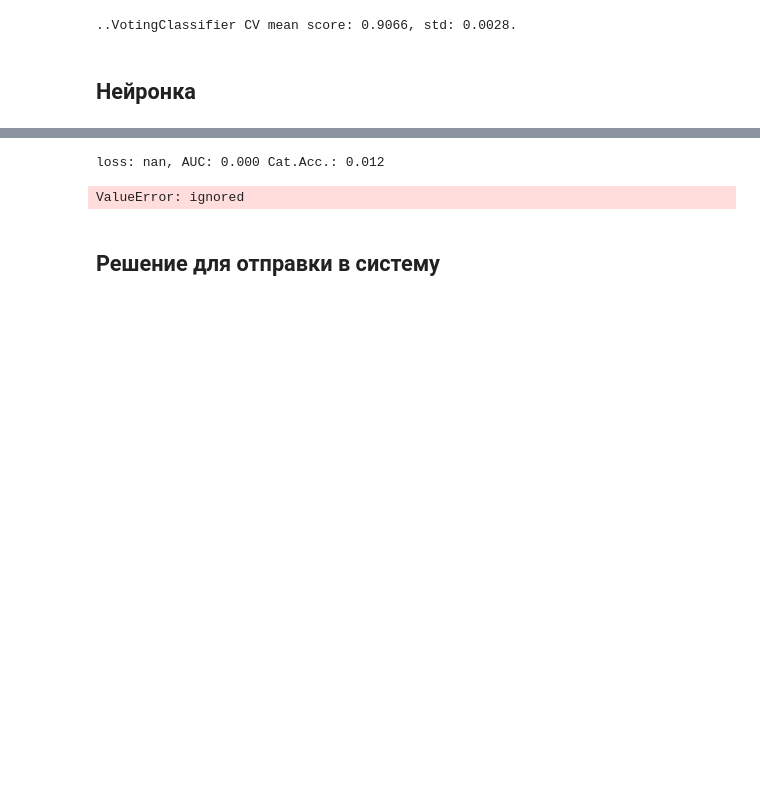
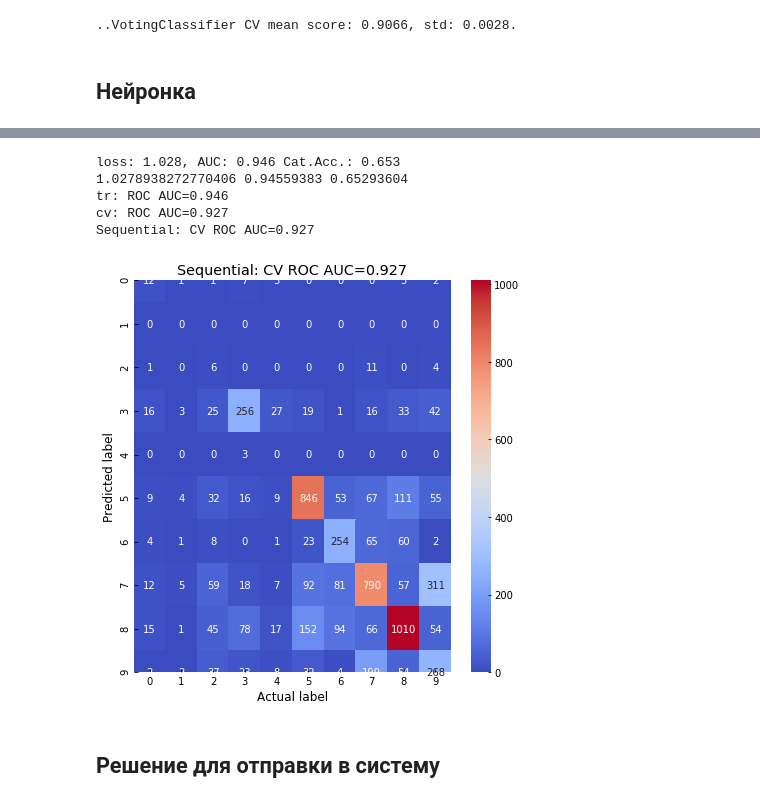
Before and after one commit to andygoosh/wildfire.sberbank.ai, a Jupyter notebook: workinprogress.ipynb, the cells around one changed output, grey strips where cells are left out. Saved outputs shown, nothing was run; the diff lists cells and outputs as text; code cells hidden in the pictures; blank space fills up the shorter version.

```diff
--- a/workinprogress.ipynb
+++ b/workinprogress.ipynb
@@ -191,6 +191,7 @@ def get_one_hot( y ):
   return pd.DataFrame(enc.transform(y_).toarray(), index=y.index, columns=columns)
 # %%
 def draw_confusion_matrix( gt, pred, model ):
+  plt.rcParams["figure.figsize"] = (6,6)
   # get rid of probability, set max prob to 1, erst to 0
   pred_max_prob = pred.apply(lambda row: row.map(lambda e: 1 if e == row.max() else 0), axis = 1)
   # do the trick
@@ -1153,35 +1147,40 @@ loss: 1.365, AUC: 0.895 Cat.Acc.: 0.491
 # %%
 tr_data, cv_data, y_trn, y_cv = train_test_split(X, y, test_size=0.25, random_state=RS)
 
-if degree > 1:
-  tr_data, cv_data, poly = add_polynomial(tr_data, cv_data, degree)
-  polies.append(poly)
+#if degree > 1:
+#  tr_data, cv_data, poly = add_polynomial(tr_data, cv_data, degree)
+#  polies.append(poly)
 
-if n_neighbors > 0:
-  tr_data, cv_data, neigh = add_neighbors(tr_data, cv_data, n_neighbors)
-  neighbs.append(neigh)
+#if n_neighbors > 0:
+#  tr_data, cv_data, neigh = add_neighbors(tr_data, cv_data, n_neighbors)
+#  neighbs.append(neigh)
 
 trn = (tr_data.values - center)/scale
 cvn = (cv_data.values - center)/scale
 
 tr_preds = pd.DataFrame(model.predict(trn, use_multiprocessing=True), index=y_trn.index, columns=y_trn.columns)
 cv_preds = pd.DataFrame(model.predict(cvn, use_multiprocessing=True), index=y_cv.index, columns=y_cv.columns)
 
 score = model.evaluate(trn, y_trn.values,
                          batch_size=BS,
                          verbose=0,
                          use_multiprocessing=True)
 print('loss: {:.3f}, AUC: {:.3f} Cat.Acc.: {:.3f}'.format(*score))
+print(*score)
 
 auc_trn = skl.metrics.roc_auc_score(y_trn, tr_preds, average='micro')
 auc_cv = skl.metrics.roc_auc_score(y_cv, cv_preds, average='micro')
 print('tr: ROC AUC=%.3f' % (auc_trn))
 print('cv: ROC AUC=%.3f' % (auc_cv))
 
-draw_confusion_matrix( y_cv, cv_preds, model)
+draw_confusion_matrix( y_cv, cv_preds, model);
 # %% [output]
-loss: nan, AUC: 0.000 Cat.Acc.: 0.012
+loss: 1.028, AUC: 0.946 Cat.Acc.: 0.653
+1.0278938272770406 0.94559383 0.65293604
+tr: ROC AUC=0.946
+cv: ROC AUC=0.927
+Sequential: CV ROC AUC=0.927
-ValueError: ignored
+[figure, added]
 # %% [markdown]
 ## Решение для отправки в систему
 # %%
```
Also changed, not shown: parts of 2 cells of this notebook.
